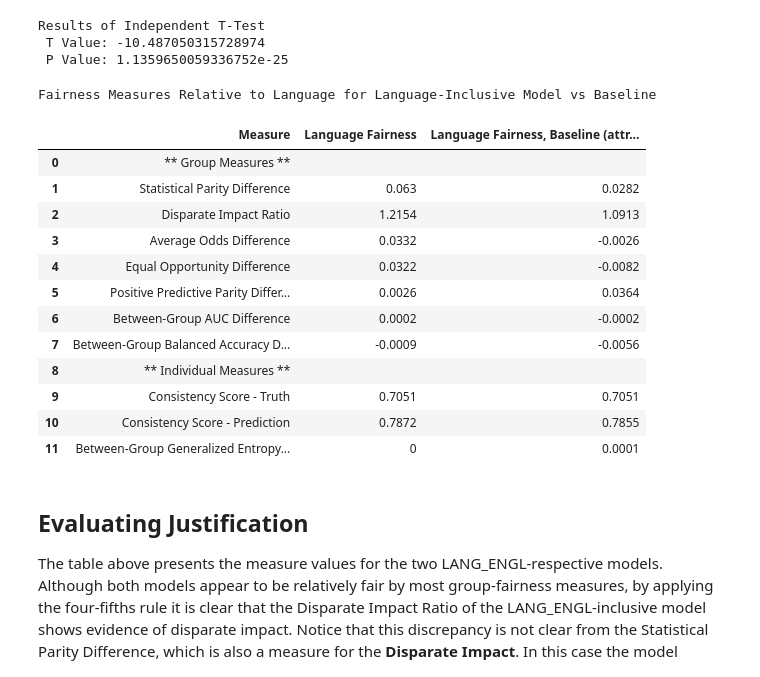
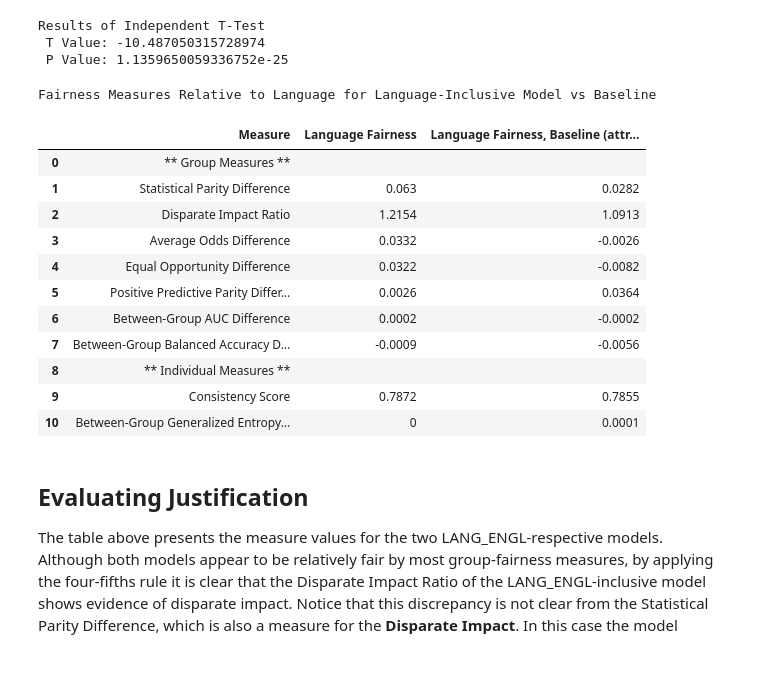
Before and after one commit to KenSciResearch/fairMLHealth, a Jupyter notebook: tutorial/kdd_fairness_in_healthcare_tutorial.ipynb, the cells around one changed output. Drawn from its saved outputs; the diff is of its cells as text; code cells hidden in the pictures.

```diff
--- a/tutorial/kdd_fairness_in_healthcare_tutorial.ipynb
+++ b/tutorial/kdd_fairness_in_healthcare_tutorial.ipynb
@@ -463,11 +459,13 @@ To facilitate comparison between our GENDER_M-inclusive model and the baseline,
 
 Below we generate a table conatining fairness scores for our LOS models. The scores we just generated are constrasted against gender-relative scores for the baseline model, which importantly does not contain GENDER_M as an attribute. As the table shows, removal of the gender attribute produces little change in measure values.
 # %%
+gender_values = X_test_gender[['GENDER_M']]
+
 # Use Tutorial Helper Function to Generate Dataframe of Measure Values for Gender-Included Model, Relative to Patient Gender
-gender_scores = helper.get_aif360_measures_df(X_test_gender, y_test, y_pred_gender, y_prob_gender, protected_attr=['GENDER_M'])
+gender_scores = helper.get_aif360_measures_df(X_test_gender, gender_values, y_test, y_pred_gender, y_prob_gender)
 
 # Use Tutorial Helper Function to Generate Dataframe of Measure Values for Baseline Model, Relative to Patient Gender
-baseline_scores = helper.get_aif360_measures_df(X_test_gender, y_test, y_pred_baseline, y_prob_baseline, protected_attr=['GENDER_M'])
+baseline_scores = helper.get_aif360_measures_df(X_test, gender_values, y_test, y_pred_baseline, y_prob_baseline)
 
 # Merge Results to Compare Values
 comparison = gender_scores.rename(columns={'Value':'Gender Fairness (GENDER_M Included)'}
@@ -479,7 +477,7 @@ grp_measures = comparison.loc[(comparison.index < im_loc), 'Measure'].tolist()
 comparison.style.set_caption('Fairness Measures Relative to Gender for Gender-Inclusive Model vs Baseline'
                ).apply(helper.highlight_row, colname='Measure', h_type='text', values=grp_measures, color='slateblue', axis=1
                ).apply(helper.highlight_row, colname='Measure',
-                       values=['Disparate Impact Ratio', 'Consistency Score - Truth', 'Consistency Score - Prediction'], axis=1)
+                       values=['Disparate Impact Ratio', 'Consistency Score'], axis=1)
 # %% [output]
 Fairness Measures Relative to Gender for Gender-Inclusive Model vs Baseline
 |  | Measure | Gender Fairness (GENDER_M Included) | Gender Fairness, Baseline (GENDER... |
@@ -556,36 +554,37 @@ lang_model.fit(X_train_lang, y_train.iloc[:,0])
 y_pred_lang = lang_model.predict(X_test_lang)
 y_prob_lang = lang_model.predict_proba(X_test_lang)
 # %%
+lang_values = X_test_lang['LANG_ENGL']
+
 # Generate Dataframe of  Measure Values for Language-Inclusive Model, Relative to Patient Language
-lang_scores = helper.get_aif360_measures_df(X_test_lang, y_test, y_pred_lang, y_prob_lang, protected_attr=['LANG_ENGL'])
+lang_scores = helper.get_aif360_measures_df(X_test_lang, lang_values, y_test, y_pred_lang, y_prob_lang)
 
 # Generate Dataframe of Measure Values for Baseline Model, Relative to Patient Language
-lang_ko_scores = helper.get_aif360_measures_df(X_test_lang, y_test, y_pred_baseline, y_prob_baseline, protected_attr=['LANG_ENGL'])
+lang_ko_scores = helper.get_aif360_measures_df(X_test_lang, lang_values, y_test, y_pred_baseline, y_prob_baseline)
 
 # Merge Results to Display a Full Comparison
 lang_comparison = lang_scores.rename(columns={'Value':'Language Fairness'}
                             ).merge(lang_ko_scores.rename(columns={'Value':'Language Fairness, Baseline (attribute absent)'})
                             )
 
 lang_comparison.style.set_caption('Fairness Measures Relative to Language for Language-Inclusive Model vs Baseline'
                     ).apply(helper.highlight_row, colname='Measure', h_type='text', values=grp_measures, color='slateblue', axis=1
                     ).apply(helper.highlight_row, colname='Measure',
-                       values=['Disparate Impact Ratio', 'Consistency Score - Truth', 'Consistency Score - Prediction'], axis=1)
+                       values=['Disparate Impact Ratio', 'Consistency Score'], axis=1)
 # %% [output]
 Fairness Measures Relative to Language for Language-Inclusive Model vs Baseline
 |  | Measure | Language Fairness | Language Fairness, Baseline (attr... |
 | 0 | ** Group Measures ** |  |  |
 | 1 | Statistical Parity Difference | 0.063 | 0.0282 |
 | 2 | Disparate Impact Ratio | 1.2154 | 1.0913 |
 | 3 | Average Odds Difference | 0.0332 | -0.0026 |
 | 4 | Equal Opportunity Difference | 0.0322 | -0.0082 |
 | 5 | Positive Predictive Parity Differ... | 0.0026 | 0.0364 |
 | 6 | Between-Group AUC Difference | 0.0002 | -0.0002 |
 | 7 | Between-Group Balanced Accuracy D... | -0.0009 | -0.0056 |
 | 8 | ** Individual Measures ** |  |  |
-| 9 | Consistency Score - Truth | 0.7051 | 0.7051 |
-| 10 | Consistency Score - Prediction | 0.7872 | 0.7855 |
-| 11 | Between-Group Generalized Entropy... | 0 | 0.0001 |
+| 9 | Consistency Score | 0.7872 | 0.7855 |
+| 10 | Between-Group Generalized Entropy... | 0 | 0.0001 |
 # %% [markdown]
 ## Evaluating Justification
 The table above presents the measure values for the two LANG_ENGL-respective models. Although both models appear to be relatively fair by most group-fairness measures, by applying the four-fifths rule it is clear that the Disparate Impact Ratio of the LANG_ENGL-inclusive model shows evidence of disparate impact. Notice that this discrepancy is not clear from the Statistical Parity Difference, which is also a measure for the **Disparate Impact**. In this case the model "favors" the unprivileged class (those who do not speak English), which translates to a longer predicted LOS for those who do not speak English. Even the baseline model, although its Disparate Impact Ratio is within the four-fiths guideline, still shows evidence of some "favortism" toward the non-English speaking group. Does this constitute discrimination? As we noted [above](#disparateimpact), discrimination exists where differential treatment is unjustified.
```
Also changed, not shown: parts of 9 cells of this notebook, 1 other file.
